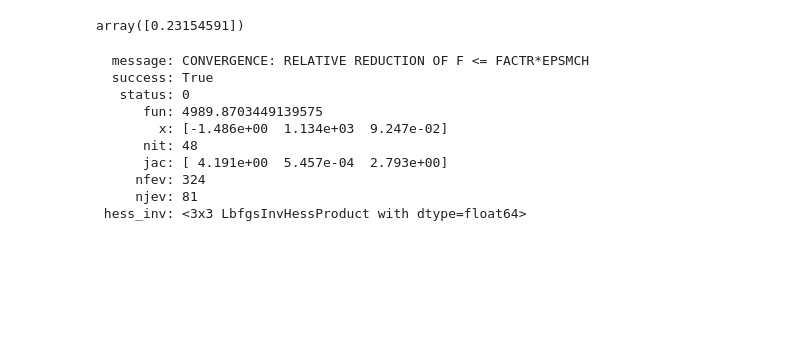
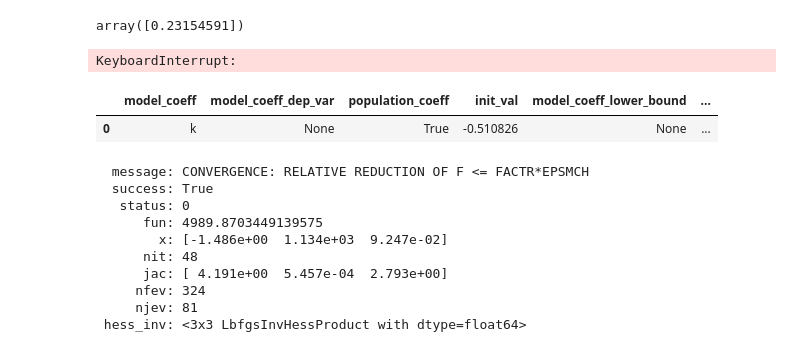
Before and after one commit to kelleyjbrady/NiceODE, a Jupyter notebook: t_0atDV_max_ode_solver_r.ipynb, the cells around one changed output. Saved outputs shown, nothing was run; the diff lists cells and outputs as text; code cells hidden in the pictures; blank space fills up the shorter version.

```diff
--- a/t_0atDV_max_ode_solver_r.ipynb
+++ b/t_0atDV_max_ode_solver_r.ipynb
@@ -218,7 +218,7 @@ np.exp(no_me_mod.fit_result_['x'])
 # %% [output]
 array([0.23154591])
 # %%
-fit_me_mod = False
+fit_me_mod = True
 if fit_me_mod:
      me_mod =  OneCompartmentModel(
           ode_t0_cols=[ODEInitVals('DV')],
@@ -239,6 +239,13 @@ if fit_me_mod:
 else:
      with open('me_mod_debug.jb', 'rb') as f:
           me_mod = jb.load(f)
+# %% [output]
+KeyboardInterrupt:
+# %%
+me_mod.init_vals_pd
+# %% [output]
+|  | model_coeff | model_coeff_dep_var | population_coeff | init_val | model_coeff_lower_bound | ... |
+| 0 | k | None | True | -0.510826 | None | ... |
 # %%
 me_mod.fit_result_
 # %% [output]
```
Also changed, not shown: 1 other file.
